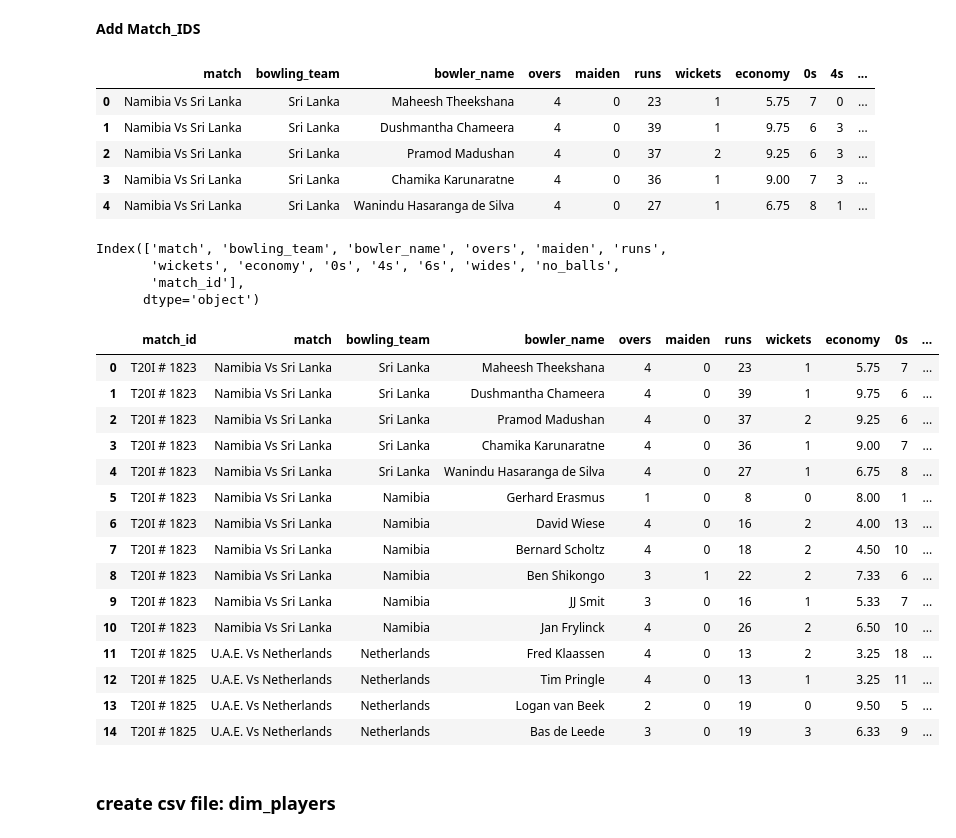
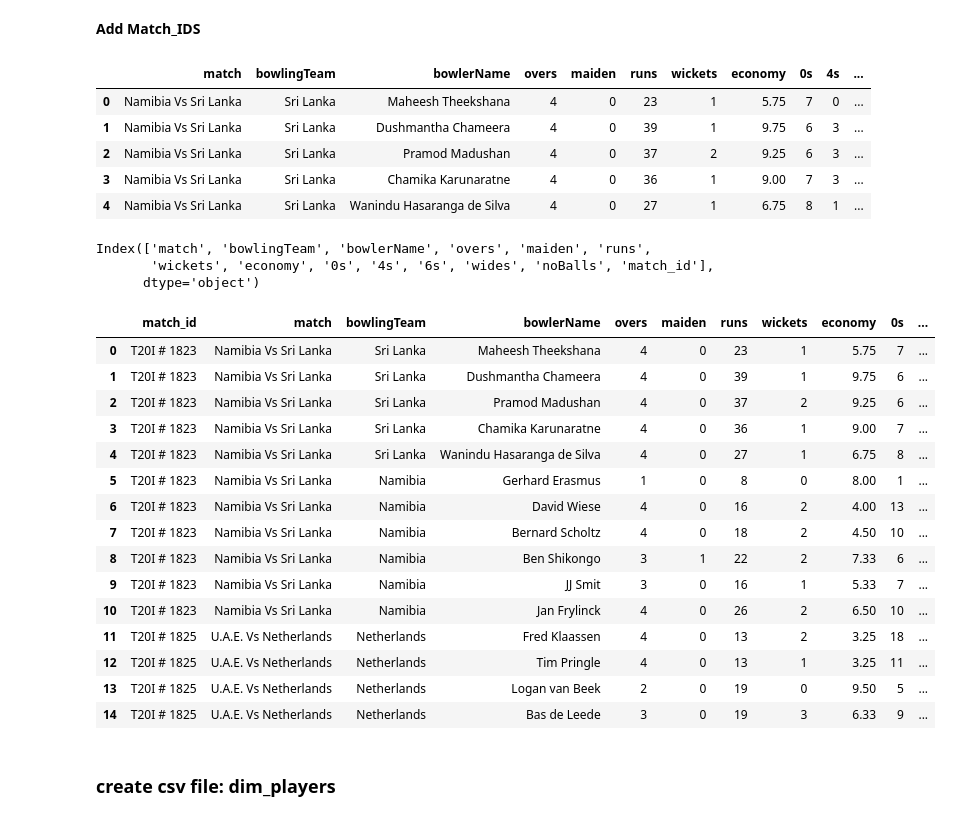
Before and after one commit to codebasics/DataAnalysisProjects, a Jupyter notebook: 5_CricketT20Analytics/data_collection/preprocess_t20_cricket_data.ipynb, the cells around one changed output. Saved outputs shown, nothing was run; the diff lists cells and outputs as text; code cells hidden in the pictures.

```diff
--- a/5_CricketT20Analytics/data_collection/preprocess_t20_cricket_data.ipynb
+++ b/5_CricketT20Analytics/data_collection/preprocess_t20_cricket_data.ipynb
@@ -35,4 +30,4 @@ df_match_info.head()
 # %%
 #rename "scorecard" with "match_id"
 
-df_match_info.rename({'Scorecard': 'match_id'}, axis = 1, inplace = True)
+df_match_info.rename({'scorecard': 'match_id'}, axis = 1, inplace = True)
@@ -41,8 +42,8 @@ df_match_info.rename({'Scorecard': 'match_id'}, axis = 1, inplace = True)
 
 match_ids_dict = {}
 for index, row in df_match_info.iterrows():
-  val1 = row['Team_1'] + ' Vs ' + row['Team_2']
-  val2 = row['Team_2'] + ' Vs ' + row['Team_1']
+  val1 = row['team1'] + ' Vs ' + row['team2']
+  val2 = row['team2'] + ' Vs ' + row['team1']
   match_id = row['match_id']
 
   match_ids_dict[val1] = match_id
@@ -194,7 +194,7 @@ df_bowling_sum['match_id'] = df_bowling_sum['match'].map(match_ids_dict)
 # %%
 df_bowling_sum.head()
 # %% [output]
-|  | match | bowling_team | bowler_name | overs | maiden | runs | wickets | economy | 0s | 4s | ... |
+|  | match | bowlingTeam | bowlerName | overs | maiden | runs | wickets | economy | 0s | 4s | ... |
 | 0 | Namibia Vs Sri Lanka | Sri Lanka | Maheesh Theekshana | 4 | 0 | 23 | 1 | 5.75 | 7 | 0 | ... |
 | 1 | Namibia Vs Sri Lanka | Sri Lanka | Dushmantha Chameera | 4 | 0 | 39 | 1 | 9.75 | 6 | 3 | ... |
 | 2 | Namibia Vs Sri Lanka | Sri Lanka | Pramod Madushan | 4 | 0 | 37 | 2 | 9.25 | 6 | 3 | ... |
@@ -203,18 +203,17 @@ df_bowling_sum.head()
 # %%
 df_bowling_sum.columns
 # %% [output]
-Index(['match', 'bowling_team', 'bowler_name', 'overs', 'maiden', 'runs',
-       'wickets', 'economy', '0s', '4s', '6s', 'wides', 'no_balls',
-       'match_id'],
+Index(['match', 'bowlingTeam', 'bowlerName', 'overs', 'maiden', 'runs',
+       'wickets', 'economy', '0s', '4s', '6s', 'wides', 'noBalls', 'match_id'],
       dtype='object')
 # %%
 #reforming the dataframe and finally saving it
 
-df_bowling_sum = df_bowling_sum[['match_id', 'match', 'bowling_team', 'bowler_name', 'overs', 'maiden', 'runs',
-       'wickets', 'economy', '0s', '4s', '6s', 'wides', 'no_balls']]
+df_bowling_sum = df_bowling_sum[['match_id', 'match', 'bowlingTeam', 'bowlerName', 'overs', 'maiden', 'runs',
+       'wickets', 'economy', '0s', '4s', '6s', 'wides', 'noBalls']]
 df_bowling_sum.head(15)
 # %% [output]
-|  | match_id | match | bowling_team | bowler_name | overs | maiden | runs | wickets | economy | 0s | ... |
+|  | match_id | match | bowlingTeam | bowlerName | overs | maiden | runs | wickets | economy | 0s | ... |
 | 0 | T20I # 1823 | Namibia Vs Sri Lanka | Sri Lanka | Maheesh Theekshana | 4 | 0 | 23 | 1 | 5.75 | 7 | ... |
 | 1 | T20I # 1823 | Namibia Vs Sri Lanka | Sri Lanka | Dushmantha Chameera | 4 | 0 | 39 | 1 | 9.75 | 6 | ... |
 | 2 | T20I # 1823 | Namibia Vs Sri Lanka | Sri Lanka | Pramod Madushan | 4 | 0 | 37 | 2 | 9.25 | 6 | ... |
```
Also changed, not shown: parts of 17 cells of this notebook, 12 other files.
